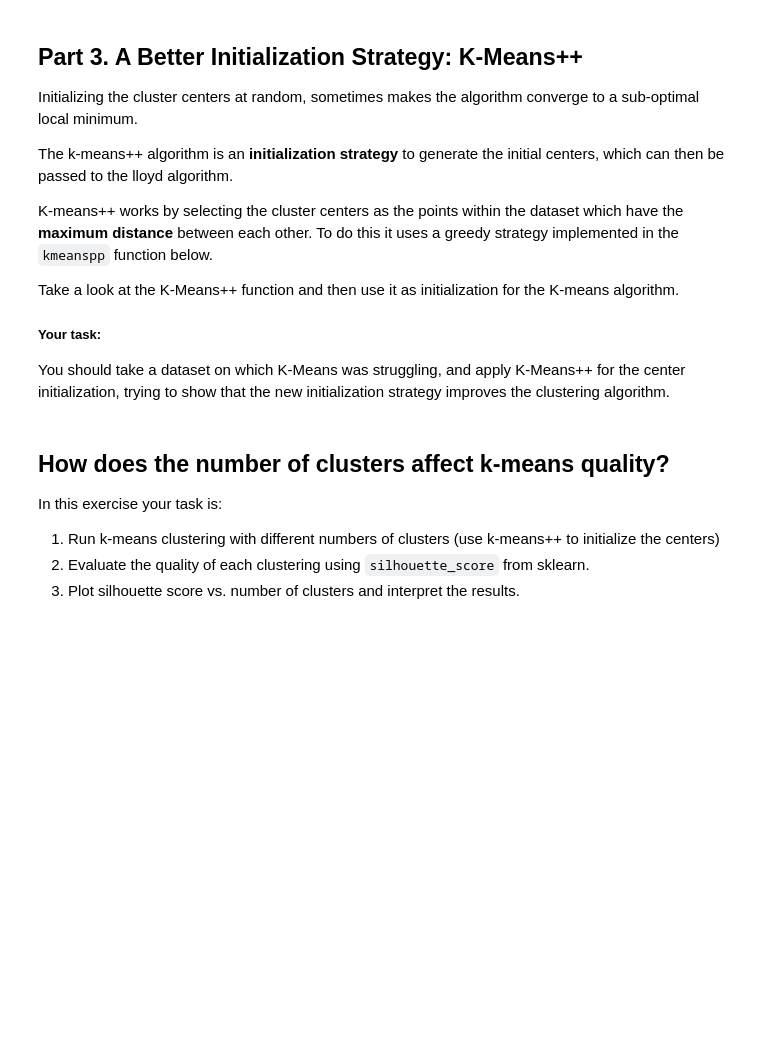
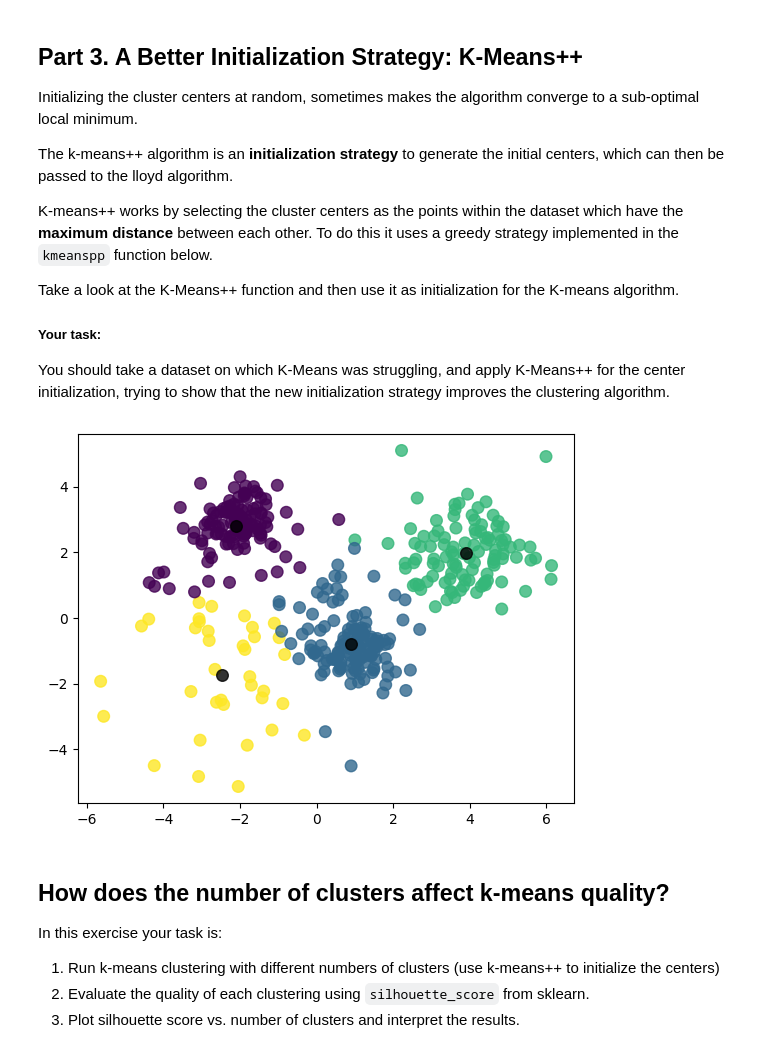
Before and after one commit to mariomine88/Unige_code, a Jupyter notebook: Master/First/ML/lab7/Lab7-KMeans.ipynb, the cells around one changed output. Cells and saved outputs as stored; diff of their text form; code cells hidden in the pictures; blank space fills up the shorter version.

```diff
--- a/Master/First/ML/lab7/Lab7-KMeans.ipynb
+++ b/Master/First/ML/lab7/Lab7-KMeans.ipynb
@@ -200,16 +218,18 @@ def kmeanspp(X, k, rng=None):
 # %%
 # Try and use K-Means++ for initialization
 # TODO: put your code here
-k = ...
-centers0 = ...
+k = 4
+centers0 = kmeanspp(X, k, rng=rng)
 
 # Call the Lloyd function
 # TODO: put your code here
-Iv, centers = ...
+Iv, centers = lloyd(X, centers0, max_iter=100)
 
 # Visualize the final clusters and their centroids
 plt.scatter(X[:,0], X[:,1], s=70, c=Iv, alpha=0.8)
 plt.scatter(centers[:,0], centers[:,1], s=70, c='k', alpha=0.8);
+# %% [output]
+[figure, added]
 # %% [markdown]
 ## How does the number of clusters affect k-means quality?
 
```
Also changed, not shown: parts of 5 cells of this notebook.
